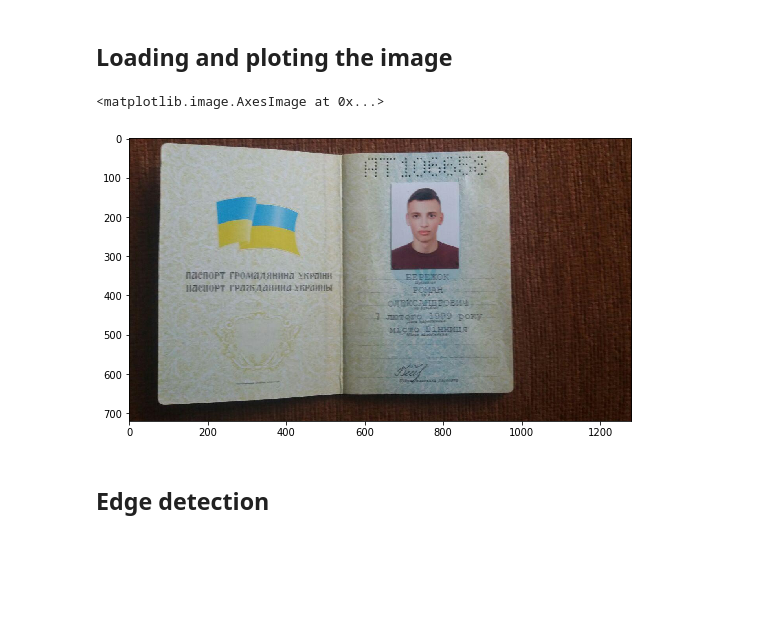
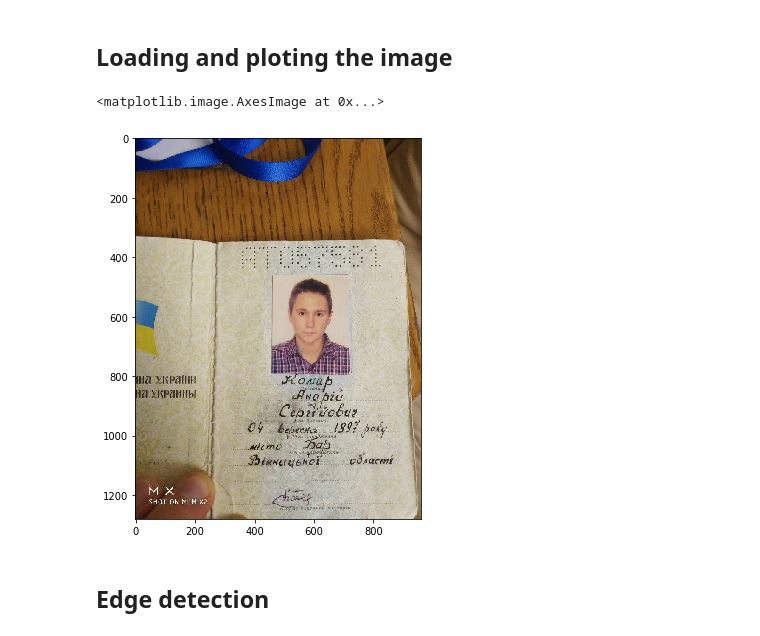
Before and after one commit to romaberezhok/passport-contour-detection, a Jupyter notebook: Passport Contour Detection.ipynb, the cells around one changed output. Saved outputs shown, nothing was run; the diff lists cells and outputs as text; code cells hidden in the pictures; blank space fills up the shorter version.

```diff
--- a/Passport Contour Detection.ipynb
+++ b/Passport Contour Detection.ipynb
@@ -8,14 +8,14 @@ plt.rcParams['figure.figsize'] = (9, 7)
 # %% [markdown]
 ## Loading and ploting the image
 # %%
-IMG_PATH = 'images/7.jpg'
+IMG_PATH = 'images/9.jpg'
 img = cv2.imread(IMG_PATH)
 img = cv2.cvtColor(img, cv2.COLOR_BGR2RGB)
 img_orig = img.copy()
 plt.imshow(img)
 # %% [output]
 <matplotlib.image.AxesImage at 0x...>
-[figure, old version]
+[figure, new version]
 # %% [markdown]
 ## Edge detection
 # %%
```
Also changed, not shown: parts of 4 cells of this notebook.
